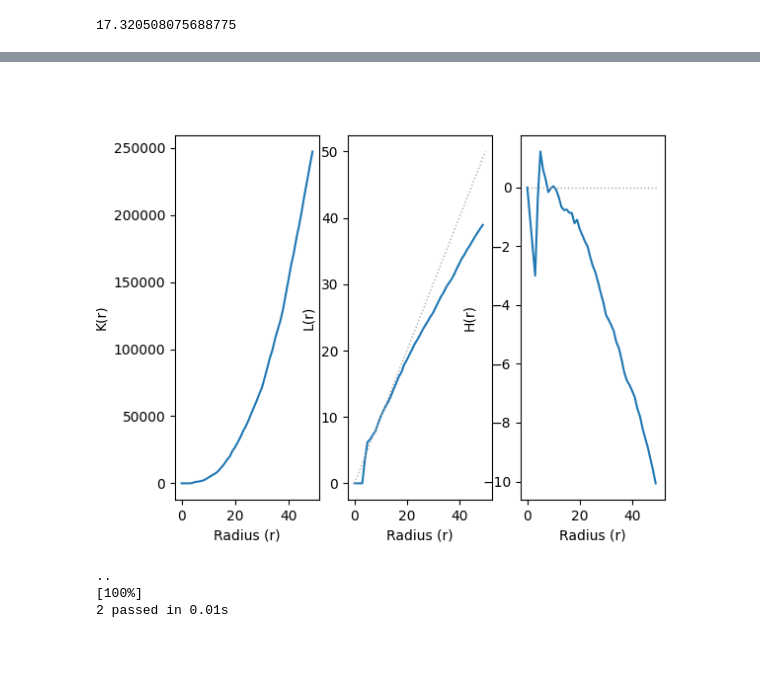
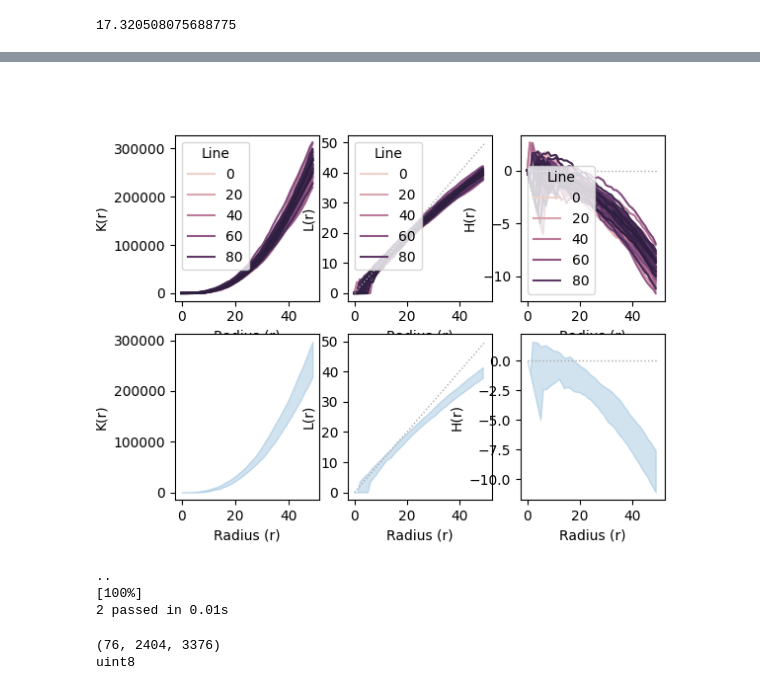
Before and after one commit to dkermany/mdspacer, a Jupyter notebook: ipynb/confocal_3D/Spatial3D.ipynb, the cells around one changed output, grey strips where cells are left out. Saved outputs shown, nothing was run; the diff lists cells and outputs as text; code cells hidden in the pictures; blank space fills up the shorter version.

Commit message:
Added ripley statistics and CSR and now working on adding boundary correction

```diff
--- a/ipynb/confocal_3D/Spatial3D.ipynb
+++ b/ipynb/confocal_3D/Spatial3D.ipynb
@@ -12,7 +14,7 @@ ipytest.autoconfig(raise_on_error=True)
 def euclidean_distance(point1, point2):
     return np.linalg.norm(point1-point2)
 # %%
-random_points = stats.uniform.rvs(0, 100, (100,3))
-print(random_points)
-N = random_points.shape[0]
+test_random_points = stats.uniform.rvs(0, 100, (100,3))
+print(test_random_points)
+# N = random_points.shape[0]
 # %% [output]
@@ -168,4 +185,0 @@ radii = np.arange(0, 50)
-# %%
-K, L, H = ripley(random_points, radii)
-
-rstats = pd.DataFrame([radii, K, L, H], index=["Radius (r)", "K(r)", "L(r)", "H(r)"]).T
@@ -171,0 +188,9 @@ rstats = pd.DataFrame([radii, K, L, H], index=["Radius (r)", "K(r)", "L(r)", "H(
+# %%
+CSR_data = []
+radii=np.arange(0, 50)
+for i in range(100):
+    CSR_points = stats.uniform.rvs(0, 100, (100,3))
+    K, L, H = ripley(CSR_points, radii, volume)
+    CSR_data += zip(radii, K, L, H, ["CSR"]*len(radii), [i]*len(radii))
+rstats = pd.DataFrame(CSR_data, columns=["Radius (r)", "K(r)", "L(r)", "H(r)", "Type", "Line"])
+rstats
@@ -172,17 +211,29 @@ rstats = pd.DataFrame([radii, K, L, H], index=["Radius (r)", "K(r)", "L(r)", "H(
 # %%
-f, axes = plt.subplots(1, 3,)
+f, axes = plt.subplots(2, 3,)
 
-sns.lineplot(data=rstats, x="Radius (r)", y="K(r)", ax=axes[0])
+## Top Row
+# K
+sns.lineplot(data=rstats, x="Radius (r)", y="K(r)", ax=axes[0, 0], hue="Line")
+# L
+sns.lineplot(data=rstats, x="Radius (r)", y="L(r)", ax=axes[0, 1], hue="Line")
+axes[0, 1].plot([0, 50], [0, 50], linewidth=1, linestyle="dotted", color="#aaa") # Expected line
+# H
+sns.lineplot(data=rstats, x="Radius (r)", y="H(r)", ax=axes[0, 2], hue="Line")
+axes[0, 2].plot([0, 50], [0, 0], linewidth=1, linestyle="dotted", color="#aaa") # Expected line
 
-sns.lineplot(data=rstats, x="Radius (r)", y="L(r)", ax=axes[1])
-axes[1].plot([0, 50], [0, 50], linewidth=1, linestyle="dotted", color="#aaa")
-
-sns.lineplot(data=rstats, x="Radius (r)", y="H(r)", ax=axes[2])
-axes[2].plot([0, 50], [0, 0], linewidth=1, linestyle="dotted", color="#aaa")
+## Bottom Row
+# K
+sns.lineplot(data=rstats, x="Radius (r)", y="K(r)", ax=axes[1, 0], alpha=0, errorbar=("pi", 95))
+# L
+sns.lineplot(data=rstats, x="Radius (r)", y="L(r)", ax=axes[1, 1], alpha=0, errorbar=("pi", 95))
+axes[1, 1].plot([0, 50], [0, 50], linewidth=1, linestyle="dotted", color="#aaa") # Expected line
+# H
+sns.lineplot(data=rstats, x="Radius (r)", y="H(r)", ax=axes[1, 2], alpha=0, errorbar=("pi", 95))
+axes[1, 2].plot([0, 50], [0, 0], linewidth=1, linestyle="dotted", color="#aaa") # Expected line
 
 plt.show()
 # %% [output]
-[figure, old version]
+[figure, new version]
 # %%
 %%ipytest
 
@@ -213,3 +268,16 @@ def test_invalid_input():
 # %% [output]
 ..                                                                                           [100%]
 2 passed in 0.01s
+# %%
+mask_path = "D:\\Datasets\\Bone_Mets\\masks\\FV10__20190620_111343.seg.nrrd"
+
+# Load mask from NRRD
+mask, header = nrrd.read(mask_path)
+mask = mask.T
+mask = mask[:mask.shape[0]//3, :, :]
+
+print(mask.shape)
+print(mask.dtype)
+# %% [output]
+(76, 2404, 3376)
+uint8
```
Also changed, not shown: parts of 14 cells of this notebook, 2 other files.
